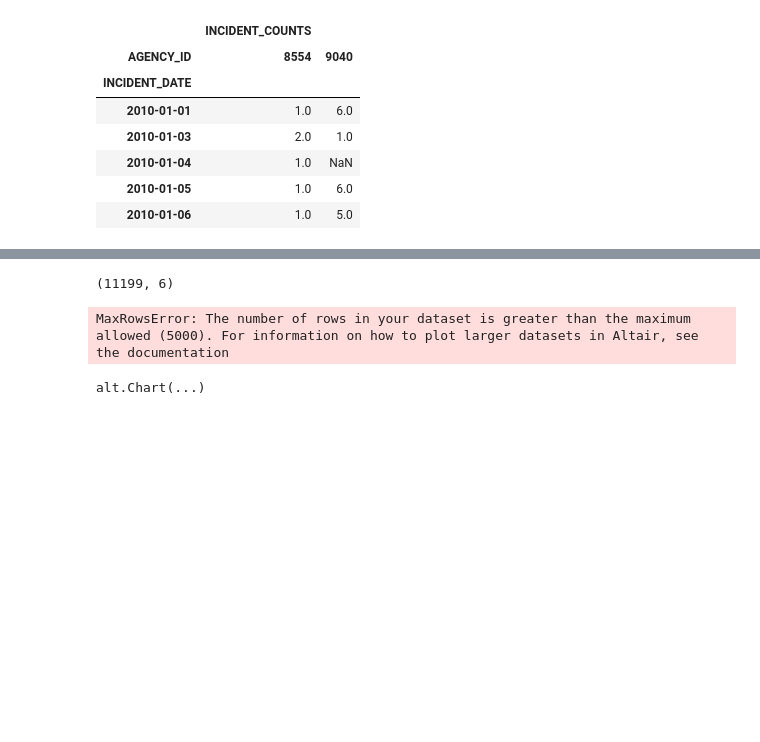
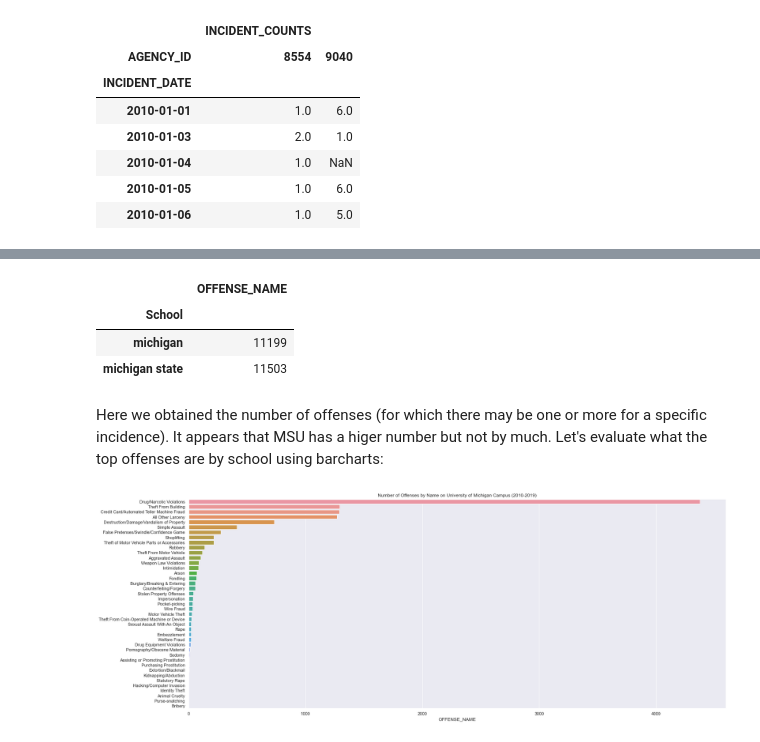
Before and after one commit to djboudia/milestone, a Jupyter notebook: 03_notebooks/Incidents_Baseline.ipynb, the cells around one changed output, grey strips where cells are left out. Saved outputs shown, nothing was run; the diff lists cells and outputs as text; code cells hidden in the pictures; blank space fills up the shorter version.

```diff
--- a/03_notebooks/Incidents_Baseline.ipynb
+++ b/03_notebooks/Incidents_Baseline.ipynb
@@ -315,0 +299,2 @@ offs.head()
+# %%
+offs['INCIDENT_HOUR'] = offs['INCIDENT_HOUR'].astype('str') + ":00:00"
@@ -316,3 +316,2 @@ offs.head()
 # %%
-offs['INCIDENT_DATE'] = pd.to_datetime(offs['INCIDENT_DATE'])
-offs['Day'] = offs['INCIDENT_DATE'].dt.dayofweek
+offs['INCIDENT_DATE'] = pd.to_datetime(offs['INCIDENT_DATE'].astype('str') + ' ' + offs['INCIDENT_HOUR'])
@@ -319,14 +320,18 @@ offs['Day'] = offs['INCIDENT_DATE'].dt.dayofweek
 # %%
-offs[offs['AGENCY_ID']==9040]
+offs['School'] = offs['AGENCY_ID'].apply(lambda x: "michigan" if x==9040 else "michigan state")
-# %% [output]
-(11199, 6)
+# %%
+offs.groupby('School')[['OFFENSE_NAME']].count()
+# %% [output]
+|  | OFFENSE_NAME |
+| School |  |
+| michigan | 11199 |
+| michigan state | 11503 |
+# %% [markdown]
+Here we obtained the number of offenses (for which there may be one or more for a specific incidence).  It appears that MSU has a higer number but not by much.  Let's evaluate what the top offenses are by school using barcharts:
 # %%
-um_bar = alt.Chart().mark_bar().encode(
- x = alt.X('count(NAME):Q'),
- y = alt.Y('NAME:N')
-)
 
-um_bar
+um = offs[offs['AGENCY_ID']==9040]
+sns.barplot(x= um.OFFENSE_NAME.value_counts(), y=um.OFFENSE_NAME.unique()).set(title='Number of Offenses by Name on University of Michigan Campus (2010-2019)')
+sns.set(rc={"figure.figsize":(25, 10)})
 # %% [output]
-MaxRowsError: The number of rows in your dataset is greater than the maximum allowed (5000). For information on how to plot larger datasets in Altair, see the documentation
-alt.Chart(...)
+[figure, added]
```
Also changed, not shown: parts of 29 cells of this notebook, 1 other file.
